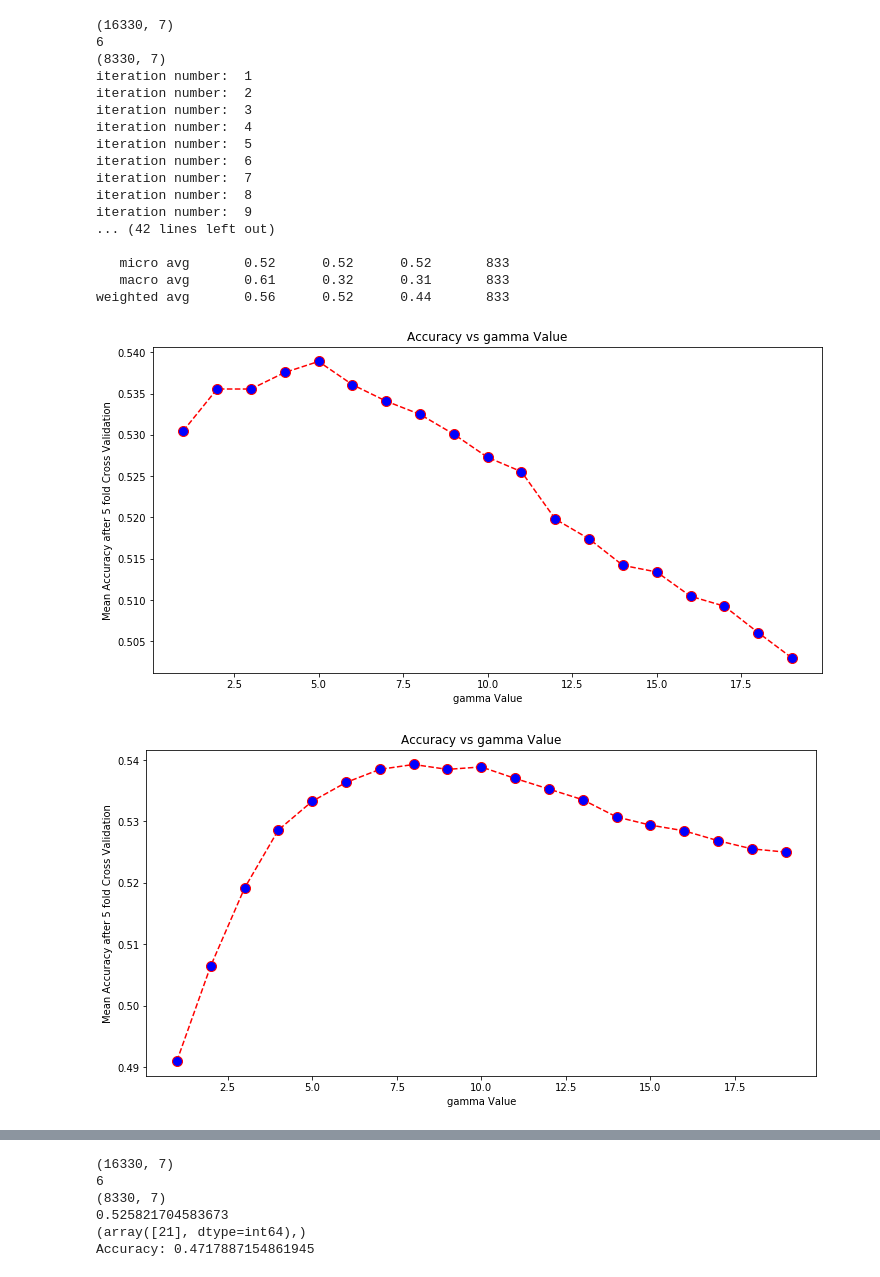
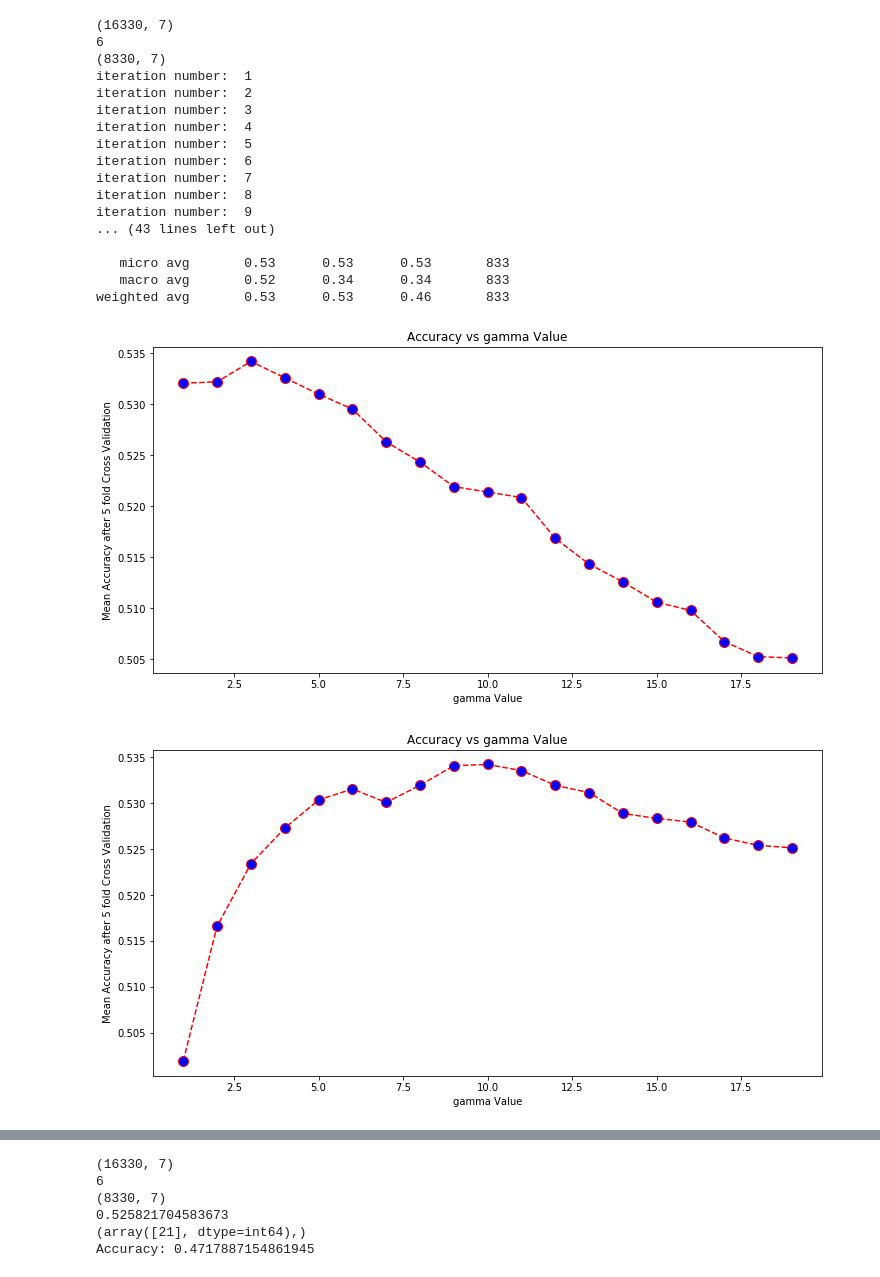
Before and after one commit to fkarimzadeh6/CX4240_project, a Jupyter notebook: clustering_top.ipynb, the cells around one changed output, grey strips where cells are left out. Drawn from its saved outputs; the diff is of its cells as text; code cells hidden in the pictures.

Commit message:
Finalized the class_Weight, gamma and C value cross-validation part

```diff
--- a/clustering_top.ipynb
+++ b/clustering_top.ipynb
@@ -55,7 +56,7 @@ def load_dataset():
     print(max(labels))
     labels = np.where(labels==4,3,labels)
     labels = np.where(labels==6,0,labels)
-    #labels = np.where(labels==5,4,labels)
+    labels = np.where(labels==5,4,labels)
     #print(len(np.where(labels==1)[0]))
     #print(max(labels))
     feat = features[800:1633,:]
@@ -122,28 +108,29 @@ def do_svm_multiple(x_train,x_test,y_train,y_test):
 # %%
 feat, labels = load_dataset()
 scaler = StandardScaler()
-x_train ,x_test, y_train, y_test = train_test_split(feat,labels,test_size=0.1,random_state=0)
-svclassifier, y_pred = svm_single_cv(x_train ,x_test, y_train, y_test)
+x_train ,x_test, y_train, y_test = train_test_split(feat,labels,test_size=0.1,random_state=8)
+#set use_preset_param to False to view the results of cross-validation of hyperparameters
+svclassifier, y_pred = svm_single_cv(x_train ,x_test, y_train, y_test,use_preset_param=False)
 print("Accuracy:",metrics.accuracy_score(y_test, y_pred))
 print(metrics.confusion_matrix(y_test, y_pred))
 print(metrics.classification_report(y_test, y_pred))
 # %% [output]
 (16330, 7)
 6
 (8330, 7)
 iteration number:  1
 iteration number:  2
 iteration number:  3
 iteration number:  4
 iteration number:  5
 iteration number:  6
 iteration number:  7
 iteration number:  8
 iteration number:  9
-... (42 lines left out)
+... (43 lines left out)
 
-   micro avg       0.52      0.52      0.52       833
-   macro avg       0.61      0.32      0.31       833
-weighted avg       0.56      0.52      0.44       833
+   micro avg       0.53      0.53      0.53       833
+   macro avg       0.52      0.34      0.34       833
+weighted avg       0.53      0.53      0.46       833
-[figure, old version]
+[figure, new version]
-[figure, old version]
+[figure, new version]
```
Also changed, not shown: parts of 3 cells of this notebook.
